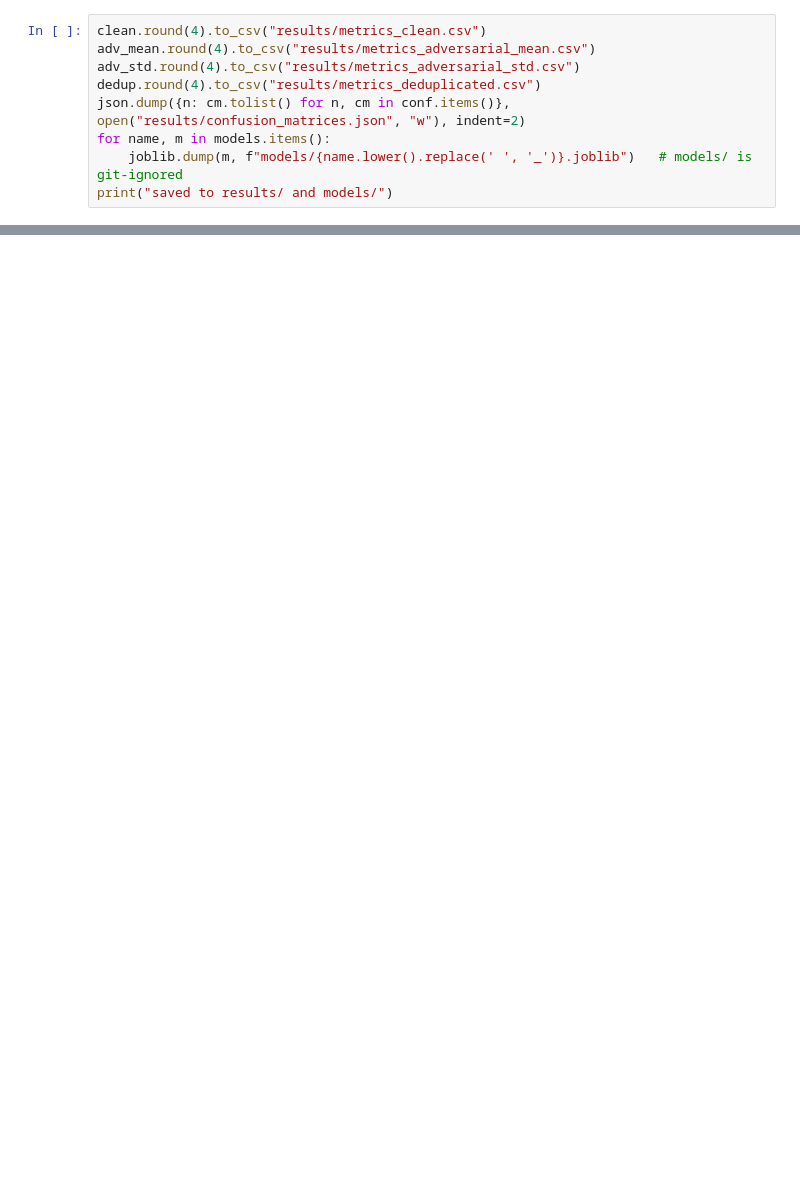
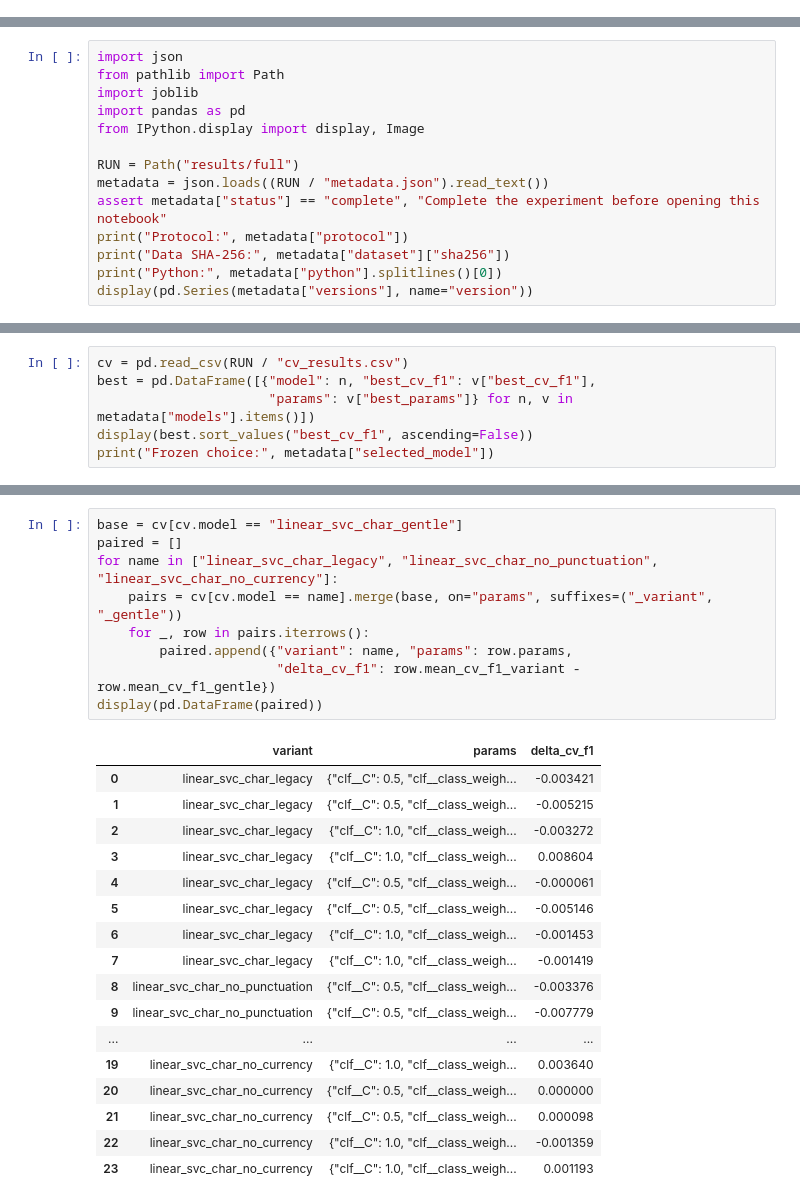
Before and after one commit to altynbk/sms-spam-detection, a Jupyter notebook: ML_Spam_Detector.ipynb, the cells around one changed output, grey strips where cells are left out. Saved outputs shown, nothing was run; the diff lists cells and outputs as text; blank space fills up the shorter version.

Commit message:
Make SMS spam experiments reproducible with grouped evaluation

```diff
--- a/ML_Spam_Detector.ipynb
+++ b/ML_Spam_Detector.ipynb
@@ -255,9 +0,0 @@ after dropping duplicates: 5171 messages
-# %%
-clean.round(4).to_csv("results/metrics_clean.csv")
-adv_mean.round(4).to_csv("results/metrics_adversarial_mean.csv")
-adv_std.round(4).to_csv("results/metrics_adversarial_std.csv")
-dedup.round(4).to_csv("results/metrics_deduplicated.csv")
-json.dump({n: cm.tolist() for n, cm in conf.items()}, open("results/confusion_matrices.json", "w"), indent=2)
-for name, m in models.items():
-    joblib.dump(m, f"models/{name.lower().replace(' ', '_')}.joblib")   # models/ is git-ignored
-print("saved to results/ and models/")
@@ -265,0 +17,14 @@ saved to results/ and models/
+# %%
+import json
+from pathlib import Path
+import joblib
+import pandas as pd
+from IPython.display import display, Image
+
+RUN = Path("results/full")
+metadata = json.loads((RUN / "metadata.json").read_text())
+assert metadata["status"] == "complete", "Complete the experiment before opening this notebook"
+print("Protocol:", metadata["protocol"])
+print("Data SHA-256:", metadata["dataset"]["sha256"])
+print("Python:", metadata["python"].splitlines()[0])
+display(pd.Series(metadata["versions"], name="version"))
@@ -265,0 +127,6 @@ saved to results/ and models/
+# %%
+cv = pd.read_csv(RUN / "cv_results.csv")
+best = pd.DataFrame([{"model": n, "best_cv_f1": v["best_cv_f1"],
+                      "params": v["best_params"]} for n, v in metadata["models"].items()])
+display(best.sort_values("best_cv_f1", ascending=False))
+print("Frozen choice:", metadata["selected_model"])
@@ -265,0 +154,27 @@ saved to results/ and models/
+# %%
+base = cv[cv.model == "linear_svc_char_gentle"]
+paired = []
+for name in ["linear_svc_char_legacy", "linear_svc_char_no_punctuation", "linear_svc_char_no_currency"]:
+    pairs = cv[cv.model == name].merge(base, on="params", suffixes=("_variant", "_gentle"))
+    for _, row in pairs.iterrows():
+        paired.append({"variant": name, "params": row.params,
+                       "delta_cv_f1": row.mean_cv_f1_variant - row.mean_cv_f1_gentle})
+display(pd.DataFrame(paired))
+# %% [output]
+|  | variant | params | delta_cv_f1 |
+| 0 | linear_svc_char_legacy | {"clf__C": 0.5, "clf__class_weigh... | -0.003421 |
+| 1 | linear_svc_char_legacy | {"clf__C": 0.5, "clf__class_weigh... | -0.005215 |
+| 2 | linear_svc_char_legacy | {"clf__C": 1.0, "clf__class_weigh... | -0.003272 |
+| 3 | linear_svc_char_legacy | {"clf__C": 1.0, "clf__class_weigh... | 0.008604 |
+| 4 | linear_svc_char_legacy | {"clf__C": 0.5, "clf__class_weigh... | -0.000061 |
+| 5 | linear_svc_char_legacy | {"clf__C": 0.5, "clf__class_weigh... | -0.005146 |
+| 6 | linear_svc_char_legacy | {"clf__C": 1.0, "clf__class_weigh... | -0.001453 |
+| 7 | linear_svc_char_legacy | {"clf__C": 1.0, "clf__class_weigh... | -0.001419 |
+| 8 | linear_svc_char_no_punctuation | {"clf__C": 0.5, "clf__class_weigh... | -0.003376 |
+| 9 | linear_svc_char_no_punctuation | {"clf__C": 0.5, "clf__class_weigh... | -0.007779 |
+| ... | ... | ... | ... |
+| 19 | linear_svc_char_no_currency | {"clf__C": 1.0, "clf__class_weigh... | 0.003640 |
+| 20 | linear_svc_char_no_currency | {"clf__C": 0.5, "clf__class_weigh... | 0.000000 |
+| 21 | linear_svc_char_no_currency | {"clf__C": 0.5, "clf__class_weigh... | 0.000098 |
+| 22 | linear_svc_char_no_currency | {"clf__C": 1.0, "clf__class_weigh... | -0.001359 |
+| 23 | linear_svc_char_no_currency | {"clf__C": 1.0, "clf__class_weigh... | 0.001193 |
```
Also changed, not shown: parts of 36 cells of this notebook, 51 other files.
